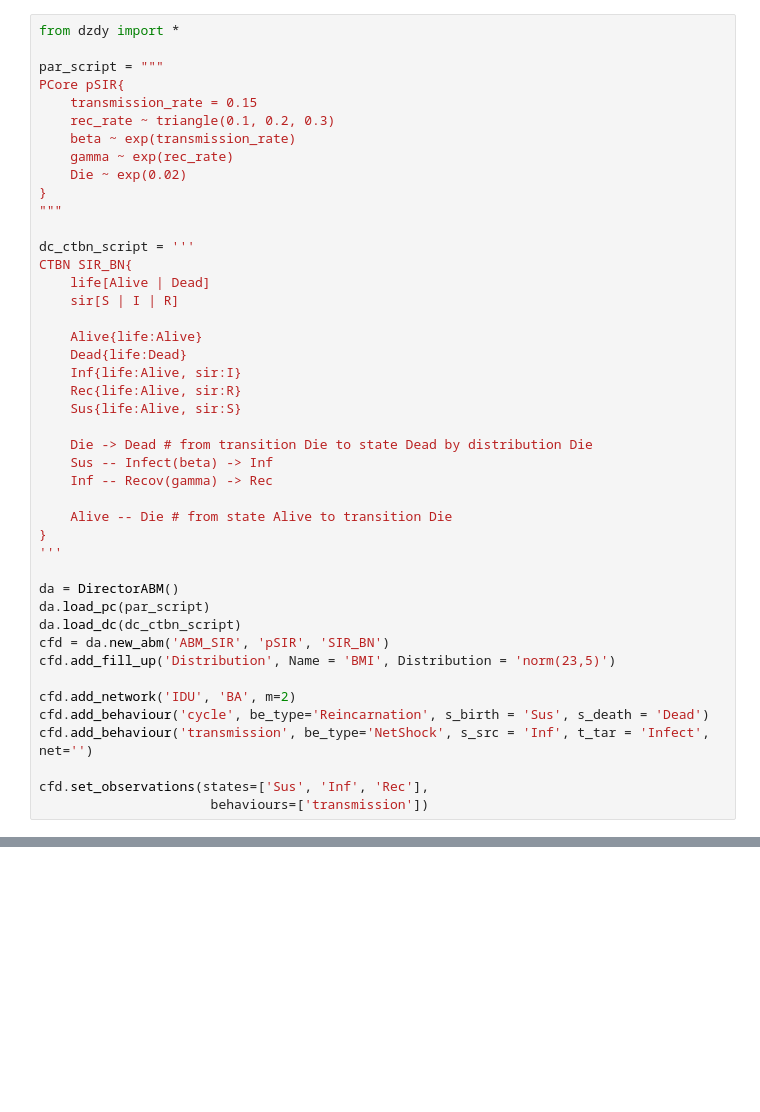
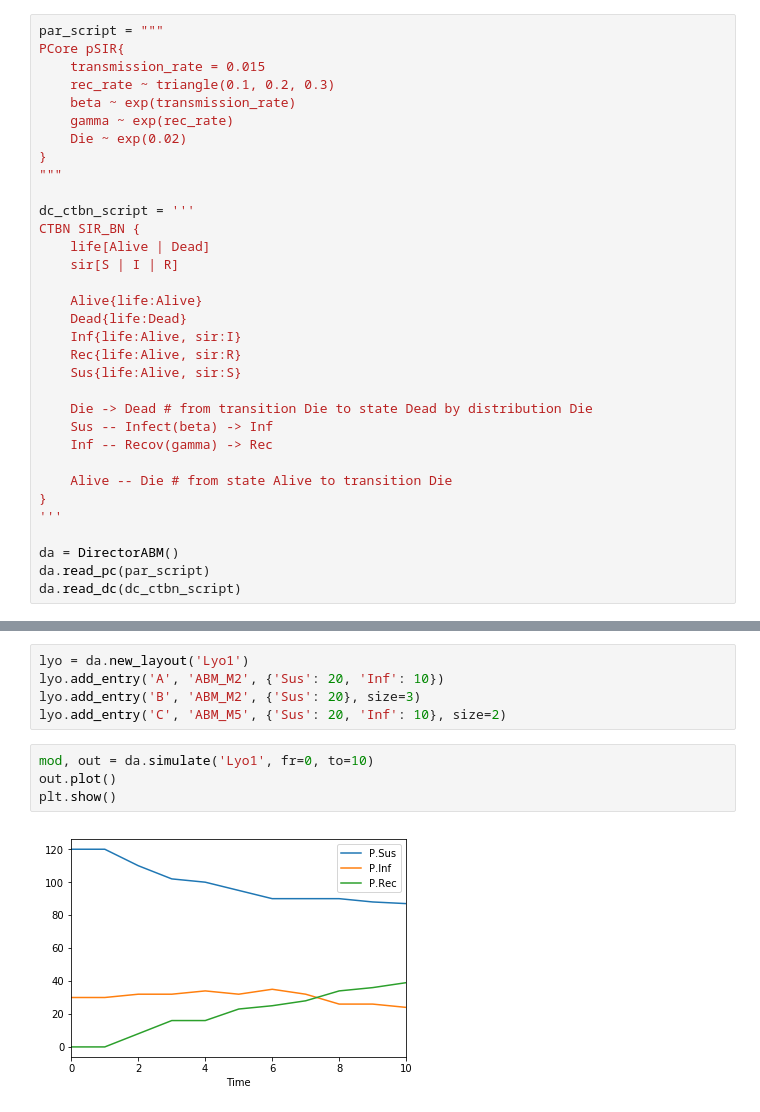
Before and after one commit to CxModelling/PyComplexism, a Jupyter notebook: Hood.ipynb, the cells around one changed output, grey strips where cells are left out. Cells and saved outputs as stored; diff of their text form; blank space fills up the shorter version.

Commit message:
integrate layout to director move simulation functions to command

```diff
--- a/Hood.ipynb
+++ b/Hood.ipynb
@@ -1,9 +4,7 @@
 # %%
-from dzdy import *
-
 par_script = """
 PCore pSIR{
-    transmission_rate = 0.15
+    transmission_rate = 0.015
     rec_rate ~ triangle(0.1, 0.2, 0.3)
     beta ~ exp(transmission_rate)
     gamma ~ exp(rec_rate)
@@ -12,7 +13,7 @@ PCore pSIR{
 """
 
 dc_ctbn_script = '''
-CTBN SIR_BN{
+CTBN SIR_BN {
     life[Alive | Dead]
     sir[S | I | R]
 
@@ -31,14 +32,5 @@ CTBN SIR_BN{
 '''
 
 da = DirectorABM()
-da.load_pc(par_script)
-da.load_dc(dc_ctbn_script)
-cfd = da.new_abm('ABM_SIR', 'pSIR', 'SIR_BN')
-cfd.add_fill_up('Distribution', Name = 'BMI', Distribution = 'norm(23,5)')
-
-cfd.add_network('IDU', 'BA', m=2)
-cfd.add_behaviour('cycle', be_type='Reincarnation', s_birth = 'Sus', s_death = 'Dead')
-cfd.add_behaviour('transmission', be_type='NetShock', s_src = 'Inf', t_tar = 'Infect', net='')
-
-cfd.set_observations(states=['Sus', 'Inf', 'Rec'],
-                      behaviours=['transmission'])
+da.read_pc(par_script)
+da.read_dc(dc_ctbn_script)
@@ -49 +51,12 @@ import matplotlib.pyplot as plt
+# %%
+lyo = da.new_layout('Lyo1')
+lyo.add_entry('A', 'ABM_M2', {'Sus': 20, 'Inf': 10})
+lyo.add_entry('B', 'ABM_M2', {'Sus': 20}, size=3)
+lyo.add_entry('C', 'ABM_M5', {'Sus': 20, 'Inf': 10}, size=2)
+# %%
+mod, out = da.simulate('Lyo1', fr=0, to=10)
+out.plot()
+plt.show()
+# %% [output]
+[figure, added]
 # %%
```
Also changed, not shown: parts of 8 cells of this notebook, 7 other files.
